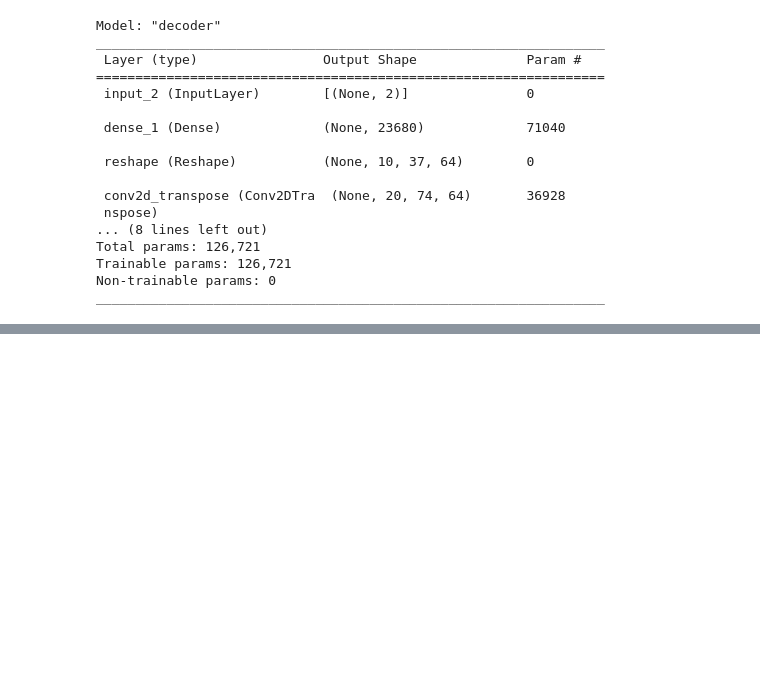
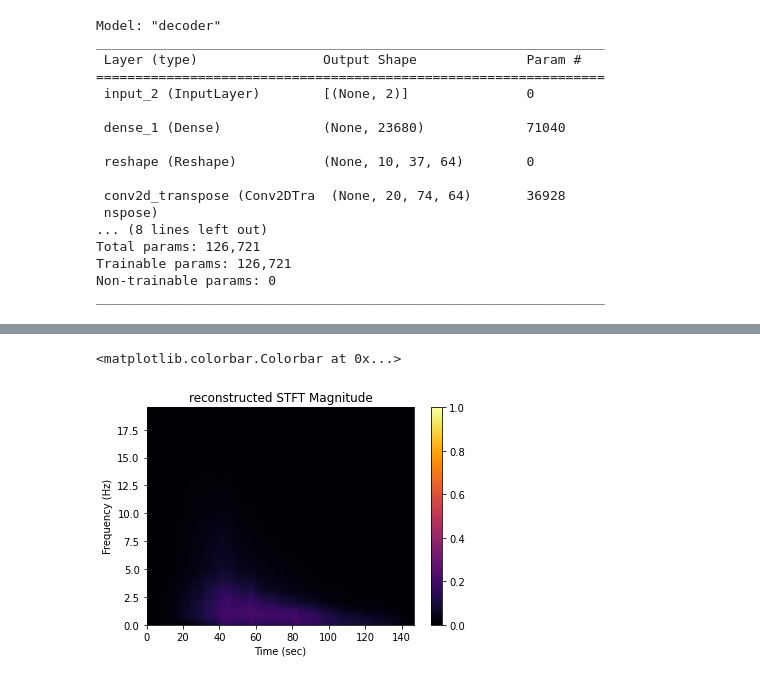
Before and after one commit to chhsiao93/research, a Jupyter notebook: VAE/VAE.ipynb, the cells around one changed output, grey strips where cells are left out. Drawn from its saved outputs; the diff is of its cells as text; code cells hidden in the pictures; blank space fills up the shorter version.

```diff
--- a/VAE/VAE.ipynb
+++ b/VAE/VAE.ipynb
@@ -245,0 +249,11 @@ plt.colorbar(im)
+# %%
+pred = vae.decoder.predict([[-3, 2]])
+
+im = plt.pcolormesh(t, f, pred.reshape(40,148), vmin=0, vmax=1, shading='gouraud', cmap='inferno')
+plt.title('reconstructed STFT Magnitude')
+plt.ylabel('Frequency (Hz)')
+plt.xlabel('Time (sec)')
+plt.colorbar(im)
+# %% [output]
+<matplotlib.colorbar.Colorbar at 0x...>
+[figure, added]
```
Also changed, not shown: parts of 10 cells of this notebook.
